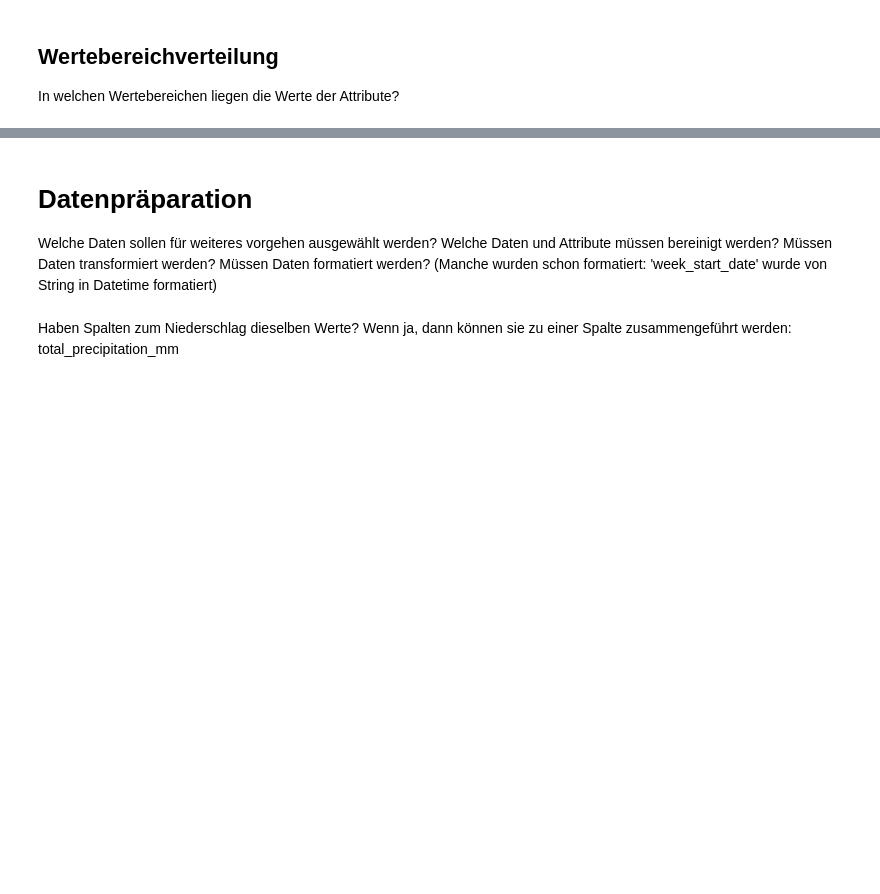
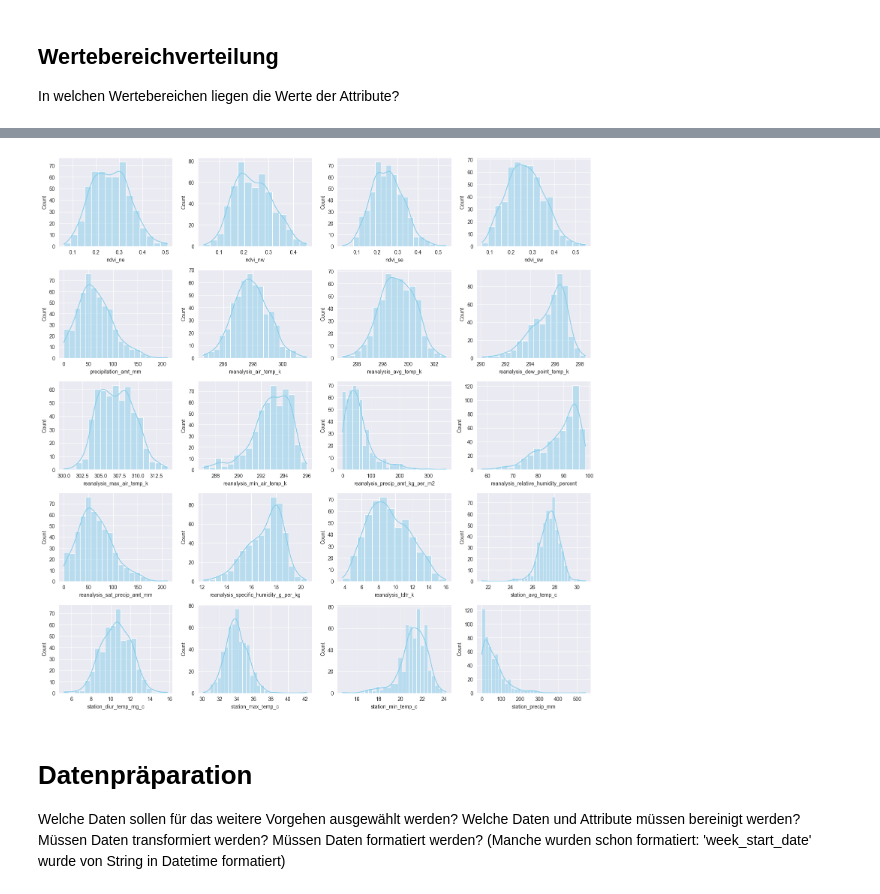
Before and after one commit to LinksMusic/predicitive-analytics, a Jupyter notebook: data_understanding.ipynb, the cells around one changed output, grey strips where cells are left out. Saved outputs shown, nothing was run; the diff lists cells and outputs as text; code cells hidden in the pictures; blank space fills up the shorter version.

```diff
--- a/data_understanding.ipynb
+++ b/data_understanding.ipynb
@@ -165,9 +235,20 @@ for col in df_sj_num:
+# %%
+df_iq_span = df_iq_train.drop(columns=ignore_cols)
+num_rows = 5
+num_cols = 4
+fig, axs = plt.subplots(num_rows, num_cols, figsize=(15, 15))
+axs = axs.flatten()
+for i, column in enumerate(df_iq_span.columns):
+    row = i // num_cols
+    col = i % num_cols
+    sns.histplot(data=df_iq_span, x=column, kde=True, color="skyblue", ax=axs[i])
+plt.tight_layout()
+plt.show()
+# %% [output]
+[figure, added]
 # %% [markdown]
 # Datenpräparation
-Welche Daten sollen für weiteres vorgehen ausgewählt werden?
+Welche Daten sollen für das weitere Vorgehen ausgewählt werden?
 Welche Daten und Attribute müssen bereinigt werden?
 Müssen Daten transformiert werden?
 Müssen Daten formatiert werden? (Manche wurden schon formatiert: 'week_start_date' wurde von String in Datetime formatiert)
-# %% [markdown]
-Haben Spalten zum Niederschlag dieselben Werte?
-Wenn ja, dann können sie zu einer Spalte zusammengeführt werden: total_precipitation_mm
```
Also changed, not shown: parts of 20 cells of this notebook.
